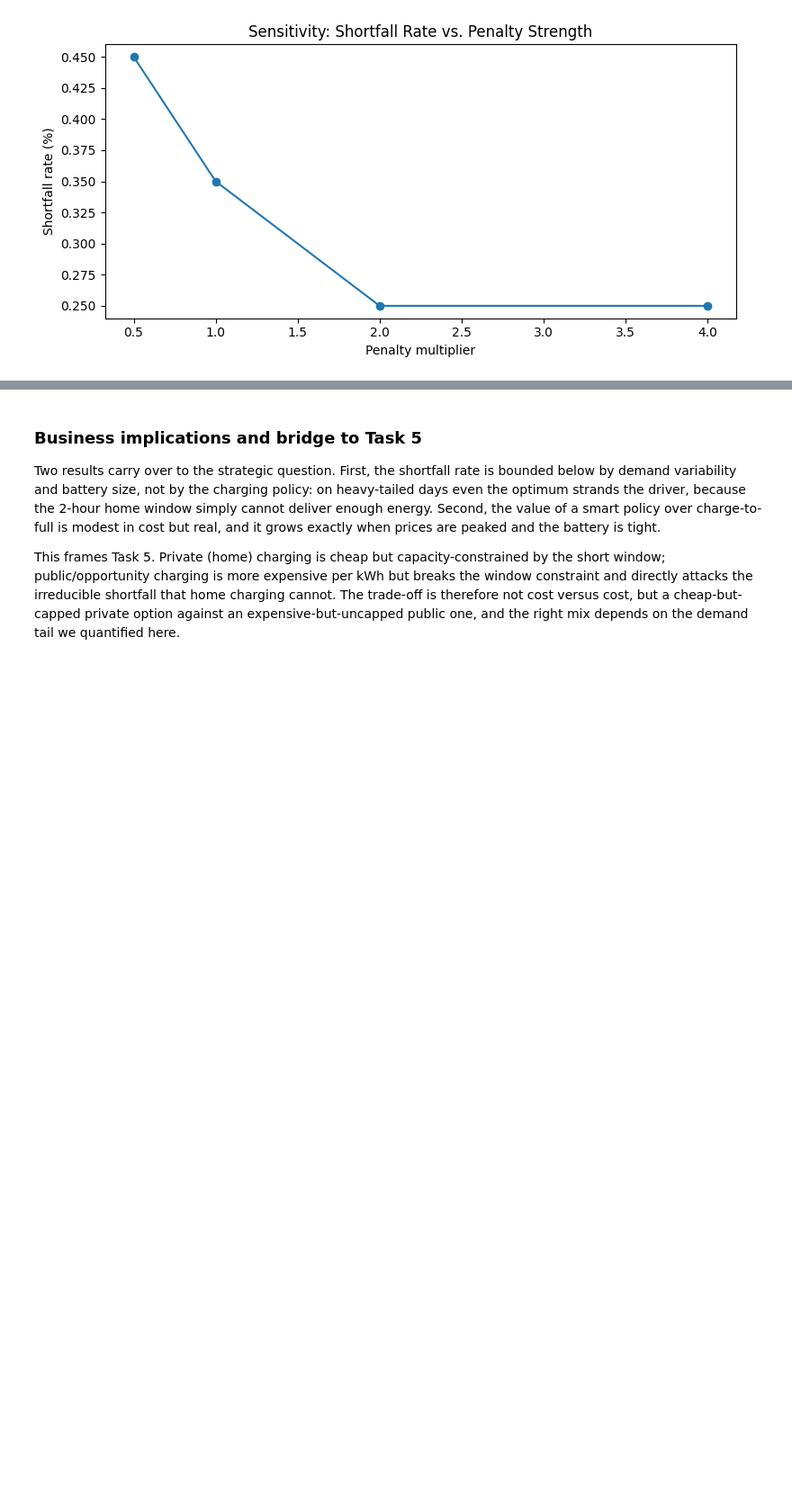
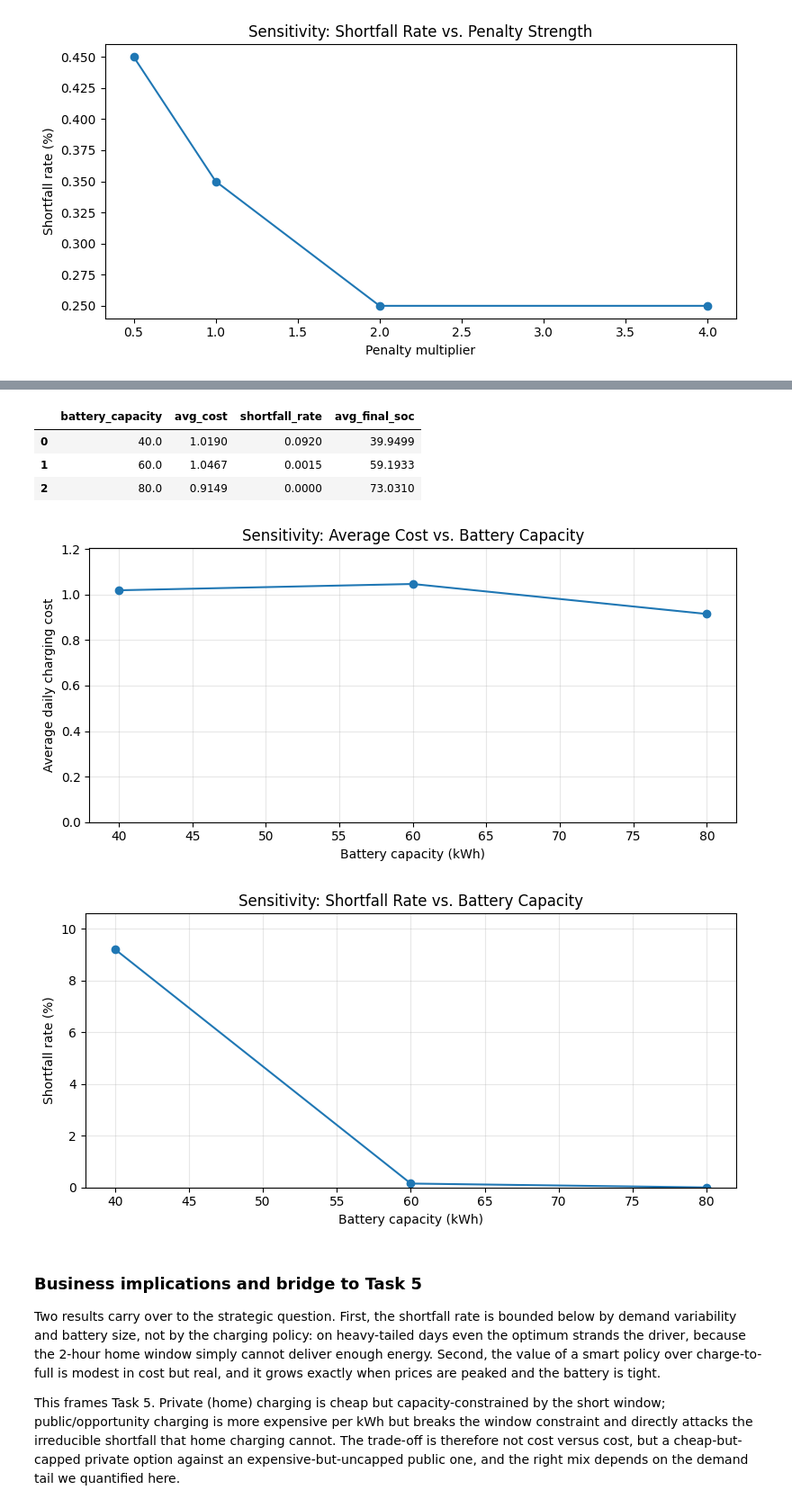
Before and after one commit to mariusmeurer/AAA-assignment, a Jupyter notebook: personal_marius/task4_reworked2.ipynb, the cells around one changed output, grey strips where cells are left out. Shown at 90% size. Drawn from its saved outputs; the diff is of its cells as text; code cells hidden in the pictures; blank space fills up the shorter version.

```diff
--- a/personal_marius/task4_reworked2.ipynb
+++ b/personal_marius/task4_reworked2.ipynb
@@ -889,3 +893,71 @@ plt.show()
+# %%
+# Sensitivity: sweep battery capacity and re-solve the DP
+
+_capacity_rows = []
+
+_B_backup = B
+_SOC_GRID_backup = SOC_GRID.copy()
+
+for capacity in [40.0, 60.0, 80.0]:
+    globals()["B"] = capacity
+
+    # rebuild SoC grid because it depends on battery capacity
+    globals()["SOC_GRID"] = np.round(np.arange(0.0, B + SOC_STEP, SOC_STEP), 3)
+
+    _V, _pol, _ = solve_dp()
+    globals()["policy_dp"] = _pol
+
+    _s, _ = evaluate_policy(dp_policy, n_days=2_000, seed=321)
+    _capacity_rows.append({
+        "battery_capacity": capacity,
+        **_s
+    })
+
+# restore canonical battery capacity and policy
+globals()["B"] = _B_backup
+globals()["SOC_GRID"] = _SOC_GRID_backup
+_V, policy_dp, _ = solve_dp()
+
+capacity_sensitivity_df = pd.DataFrame(_capacity_rows).round(4)
+capacity_sensitivity_df
+# %% [output]
+|  | battery_capacity | avg_cost | shortfall_rate | avg_final_soc |
+| 0 | 40.0 | 1.0190 | 0.0920 | 39.9499 |
+| 1 | 60.0 | 1.0467 | 0.0015 | 59.1933 |
+| 2 | 80.0 | 0.9149 | 0.0000 | 73.0310 |
+# %%
+# Visualise sensitivity to battery capacity
+
+fig, ax = plt.subplots(figsize=(8, 4))
+ax.plot(
+    capacity_sensitivity_df["battery_capacity"],
+    capacity_sensitivity_df["avg_cost"],
+    marker="o"
+)
+ax.set_title("Sensitivity: Average Cost vs. Battery Capacity")
+ax.set_xlabel("Battery capacity (kWh)")
+ax.set_ylabel("Average daily charging cost")
+ax.set_ylim(0, capacity_sensitivity_df["avg_cost"].max() * 1.15)
+ax.grid(True, alpha=0.3)
+plt.tight_layout()
+plt.show()
+
+fig, ax = plt.subplots(figsize=(8, 4))
+ax.plot(
+    capacity_sensitivity_df["battery_capacity"],
+    capacity_sensitivity_df["shortfall_rate"] * 100,
+    marker="o"
+)
+ax.set_title("Sensitivity: Shortfall Rate vs. Battery Capacity")
+ax.set_xlabel("Battery capacity (kWh)")
+ax.set_ylabel("Shortfall rate (%)")
+ax.set_ylim(0, (capacity_sensitivity_df["shortfall_rate"] * 100).max() * 1.15)
+ax.grid(True, alpha=0.3)
+plt.tight_layout()
+plt.show()
+# %% [output]
+[figure, added]
+[figure, added]
 # %% [markdown]
 ### Business implications and bridge to Task 5
 
```
Also changed, not shown: parts of 2 cells of this notebook.
